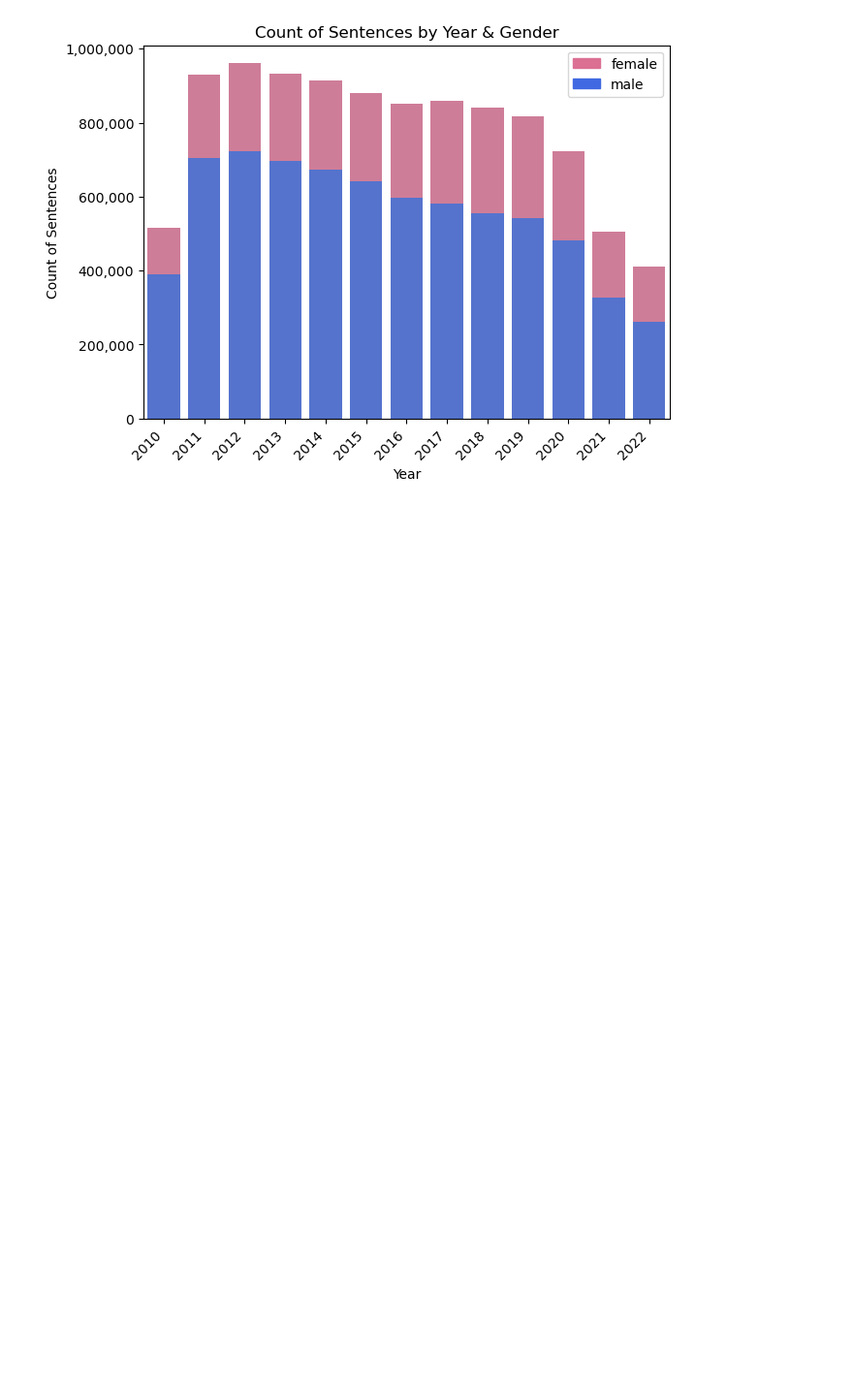
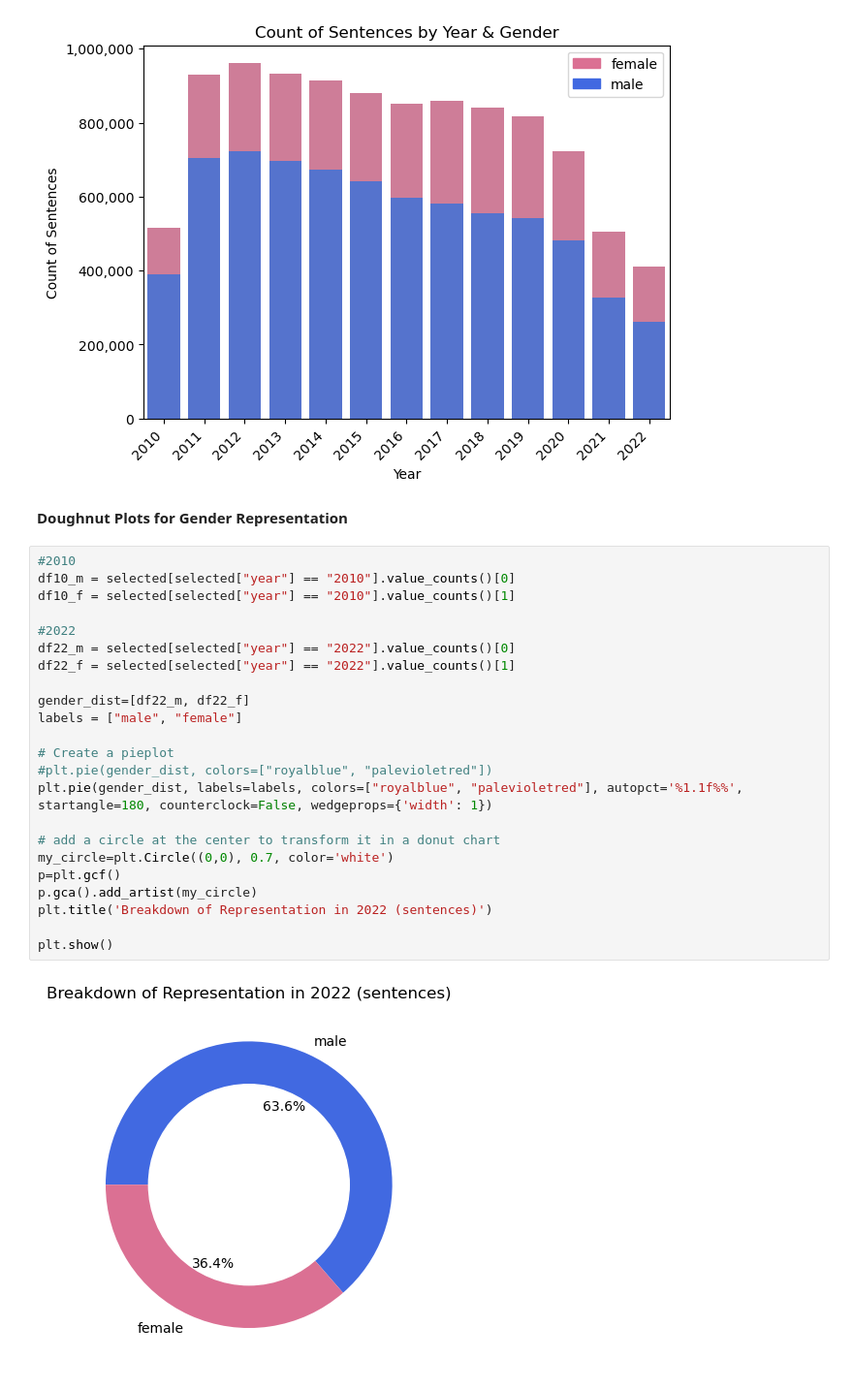
Before and after one commit to yvferreiro/MasterThesis, a Jupyter notebook: EDA.ipynb, the cells around one changed output. Shown at 97% size. Saved outputs shown, nothing was run; the diff lists cells and outputs as text; blank space fills up the shorter version.

```diff
--- a/EDA.ipynb
+++ b/EDA.ipynb
@@ -102,3 +118,30 @@ plt.title('Count of Sentences by Year & Gender')
 plt.show()
 # %% [output]
 [figure]
+# %% [markdown]
+**Doughnut Plots for Gender Representation**
+# %%
+#2010
+df10_m = selected[selected["year"] == "2010"].value_counts()[0]
+df10_f = selected[selected["year"] == "2010"].value_counts()[1]
+
+#2022
+df22_m = selected[selected["year"] == "2022"].value_counts()[0]
+df22_f = selected[selected["year"] == "2022"].value_counts()[1]
+
+gender_dist=[df22_m, df22_f]
+labels = ["male", "female"]
+
+# Create a pieplot
+#plt.pie(gender_dist, colors=["royalblue", "palevioletred"])
+plt.pie(gender_dist, labels=labels, colors=["royalblue", "palevioletred"], autopct='%1.1f%%', startangle=180, counterclock=False, wedgeprops={'width': 1})
+
+# add a circle at the center to transform it in a donut chart
+my_circle=plt.Circle((0,0), 0.7, color='white')
+p=plt.gcf()
+p.gca().add_artist(my_circle)
+plt.title('Breakdown of Representation in 2022 (sentences)')
+
+plt.show()
+# %% [output]
+[figure, added]
```
Also changed, not shown: parts of 4 cells of this notebook.
